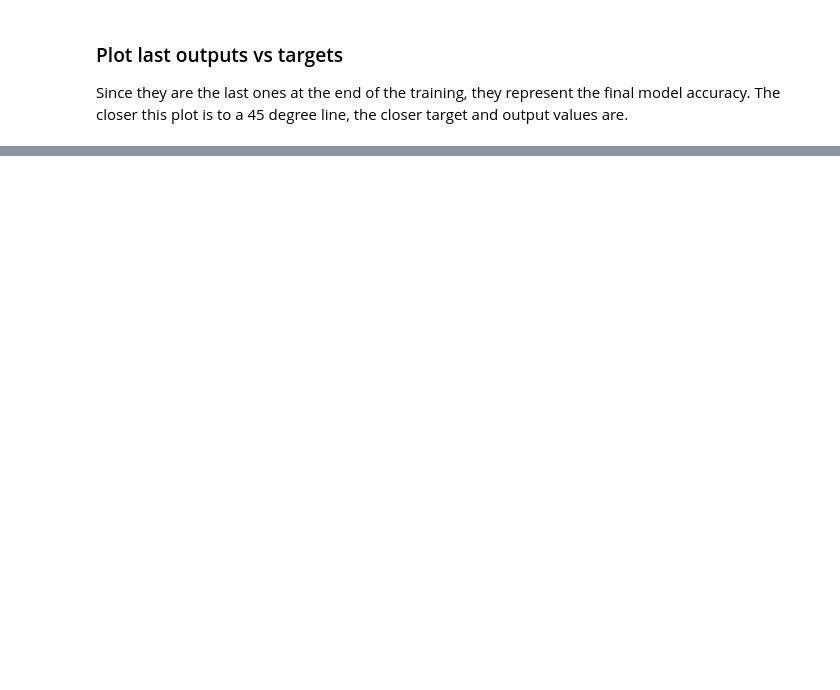
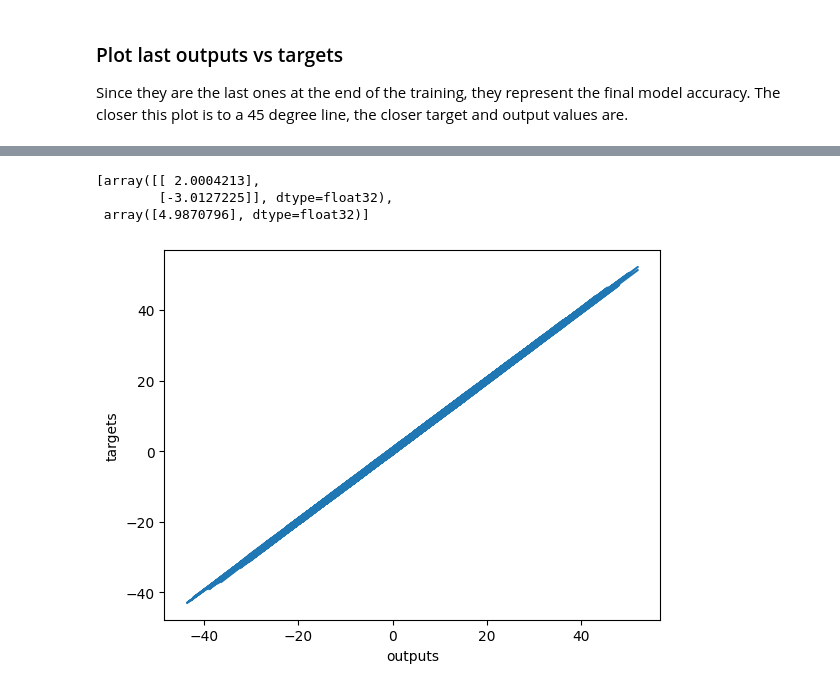
Before and after one commit to kazi031/Deep-Learning-with-TensorFlow-2.0, a Jupyter notebook: Minimal_Example.ipynb, the cells around one changed output, grey strips where cells are left out. Saved outputs shown, nothing was run; the diff lists cells and outputs as text; code cells hidden in the pictures; blank space fills up the shorter version.

```diff
--- a/Minimal_Example.ipynb
+++ b/Minimal_Example.ipynb
@@ -120,0 +259,15 @@ plt.show()
+# %%
+input_size = 2 # x's and z's
+output_size = 1
+
+model = tf.keras.Sequential([tf.keras.layers.Dense(output_size,
+                                                  kernel_initializer=tf.random_uniform_initializer(minval=-0.1, maxval=0.1),
+                                                 bias_initializer=tf.random_uniform_initializer(minval=-0.1, maxval=0.1)
+                                                   )
+                            ])
+
+# In the numPy Neural Network we set the learning rate to 0.02. The learning rate is the integral part of the optimizer.
+custom_optimizer = tf.keras.optimizers.SGD(learning_rate=0.02)
+
+model.compile(optimizer=custom_optimizer, loss='mean_squared_error')
+model.fit(training_data['inputs'], training_data['targets'], epochs=100, verbose=2)
@@ -120,0 +293,13 @@ plt.show()
+# %%
+model.layers[0].get_weights()
+# %% [output]
+[array([[ 2.0004213],
+        [-3.0127225]], dtype=float32),
+ array([4.9870796], dtype=float32)]
+# %%
+plt.plot(np.squeeze(model.predict_on_batch(training_data['inputs'])),np.squeeze(training_data['targets']))
+plt.xlabel('outputs')
+plt.ylabel('targets')
+plt.show()
+# %% [output]
+[figure, added]
```
Also changed, not shown: parts of 22 cells of this notebook, 5 other files.
